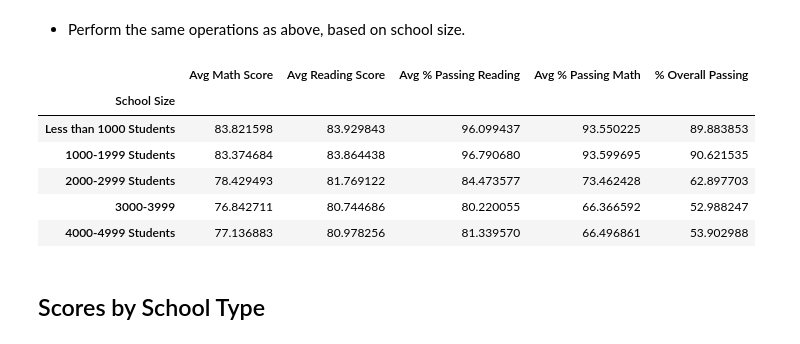
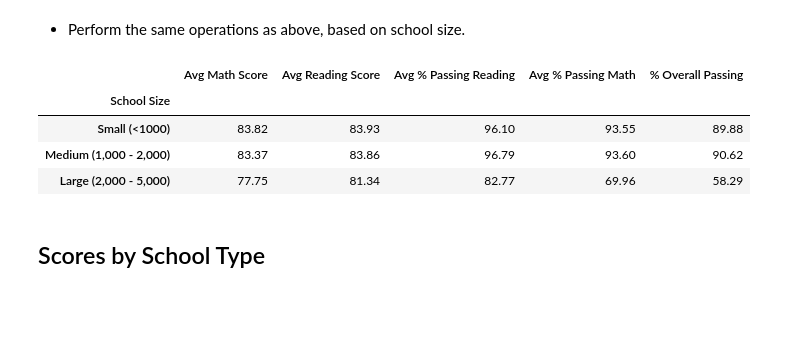
Before and after one commit to CCom20/pandas-challenge, a Jupyter notebook: pycityschools/PyCitySchools_starter.ipynb, the cells around one changed output. Cells and saved outputs as stored; diff of their text form; code cells hidden in the pictures; blank space fills up the shorter version.

```diff
--- a/pycityschools/PyCitySchools_starter.ipynb
+++ b/pycityschools/PyCitySchools_starter.ipynb
@@ -331,32 +336,30 @@ school_spending_df
 # %% [markdown]
 * Perform the same operations as above, based on school size.
 # %%
-bins = [0, 1000, 2000, 3000, 4000, 5000]
-school_sizes = ['Less than 1000 Students', "1000-1999 Students", "2000-2999 Students", "3000-3999", "4000-4999 Students"]
+bins = [0, 1000, 2000, 5000]
+school_sizes = ['Small (<1000)', "Medium (1,000 - 2,000)", "Large (2,000 - 5,000)"]
 school_summary_df["School Size"] = pd.cut(stu_per_school, bins, labels = school_sizes)
 
-grouped_school_size = school_summary_df.groupby("School Size")
+# grouped_school_size = school_summary_df.groupby("School Size")
 
-avg_math_score = grouped_school_size["Avg Math Score"].mean()
-avg_reading_score = grouped_school_size["Avg Reading Score"].mean()
-percent_passing_reading = grouped_school_size["% Students Passing Reading"].mean()
-percent_passing_math = grouped_school_size["% Students Passing Math"].mean()
-percent_passing_math_reading = grouped_school_size["% Students Passing Reading & Math"].mean()
+avg_math_score = round(school_summary_df.groupby("School Size")["Avg Math Score"].mean(), 2)
+avg_reading_score = round(school_summary_df.groupby("School Size")["Avg Reading Score"].mean(), 2)
+percent_passing_reading = round(school_summary_df.groupby("School Size")["% Students Passing Reading"].mean(), 2)
+percent_passing_math = round(school_summary_df.groupby("School Size")["% Students Passing Math"].mean(), 2)
+percent_passing_math_reading = round(school_summary_df.groupby("School Size")["% Students Passing Reading & Math"].mean(), 2)
 
 school_size_df = pd.DataFrame({"Avg Math Score": avg_math_score,
                                    "Avg Reading Score": avg_reading_score,
                                    "Avg % Passing Reading": percent_passing_reading,
                                    "Avg % Passing Math": percent_passing_math,
                                    "% Overall Passing": percent_passing_math_reading})
 school_size_df
 # %% [output]
 |  | Avg Math Score | Avg Reading Score | Avg % Passing Reading | Avg % Passing Math | % Overall Passing |
 | School Size |  |  |  |  |  |
-| Less than 1000 Students | 83.821598 | 83.929843 | 96.099437 | 93.550225 | 89.883853 |
-| 1000-1999 Students | 83.374684 | 83.864438 | 96.790680 | 93.599695 | 90.621535 |
-| 2000-2999 Students | 78.429493 | 81.769122 | 84.473577 | 73.462428 | 62.897703 |
-| 3000-3999 | 76.842711 | 80.744686 | 80.220055 | 66.366592 | 52.988247 |
-| 4000-4999 Students | 77.136883 | 80.978256 | 81.339570 | 66.496861 | 53.902988 |
+| Small (<1000) | 83.82 | 83.93 | 96.10 | 93.55 | 89.88 |
+| Medium (1,000 - 2,000) | 83.37 | 83.86 | 96.79 | 93.60 | 90.62 |
+| Large (2,000 - 5,000) | 77.75 | 81.34 | 82.77 | 69.96 | 58.29 |
 # %% [markdown]
 ## Scores by School Type
 # %% [markdown]
```
Also changed, not shown: parts of 5 cells of this notebook.
